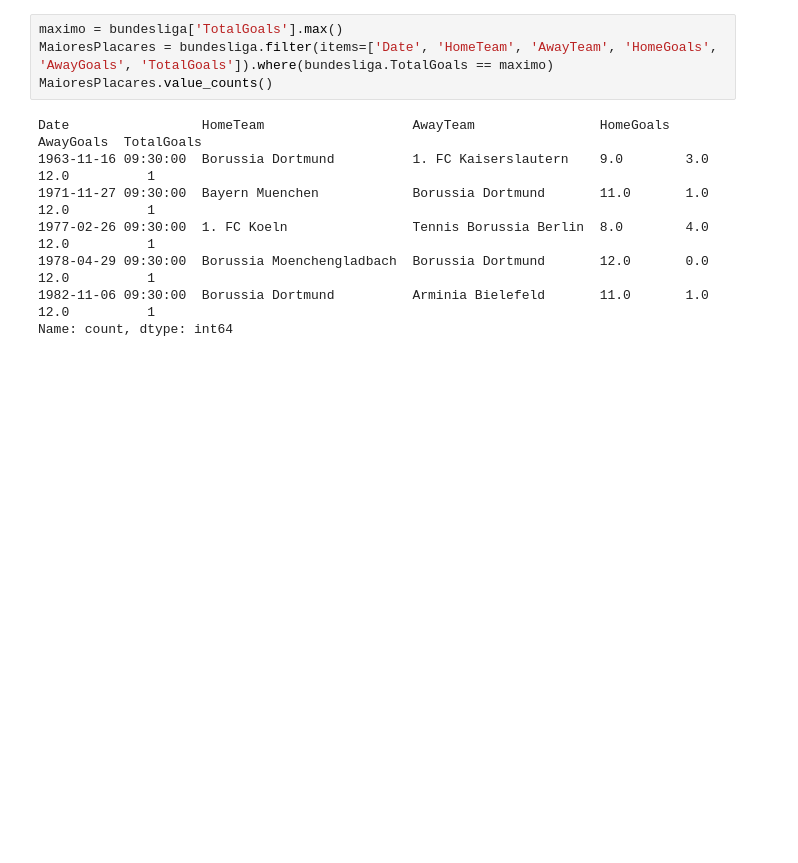
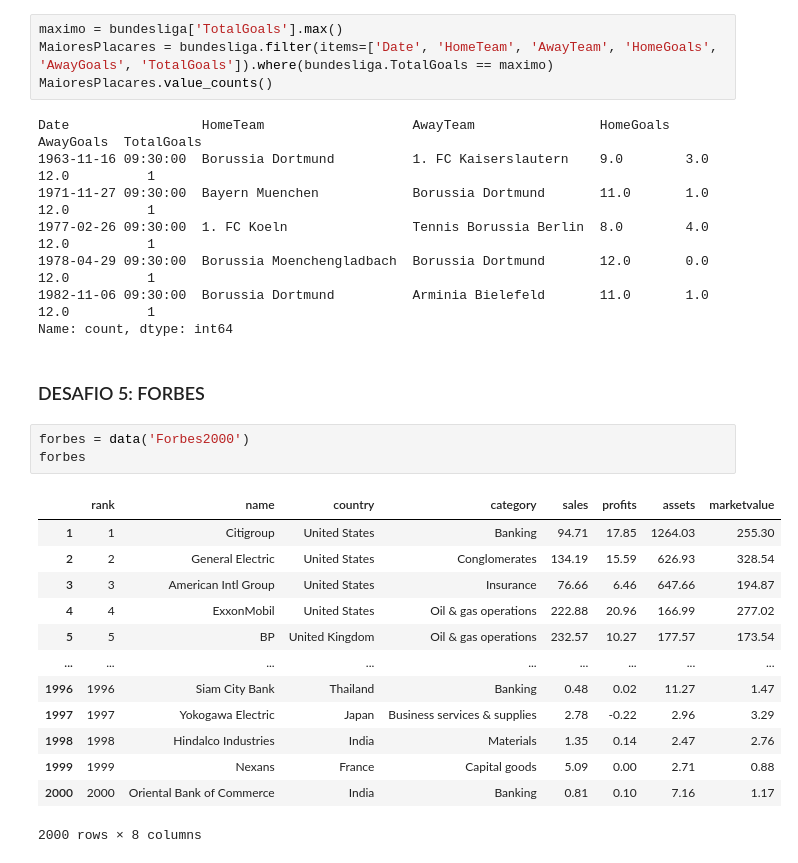
Before and after one commit to marinafreschi/Desafios-Pandas-WomakersCode, a Jupyter notebook: desafios-pandas.ipynb, the cells around one changed output. Drawn from its saved outputs; the diff is of its cells as text; blank space fills up the shorter version.

Commit message:
commit do desafio 5

```diff
--- a/desafios-pandas.ipynb
+++ b/desafios-pandas.ipynb
@@ -218,3 +218,22 @@ Date                 HomeTeam                   AwayTeam                HomeGoal
 1978-04-29 09:30:00  Borussia Moenchengladbach  Borussia Dortmund       12.0       0.0        12.0          1
 1982-11-06 09:30:00  Borussia Dortmund          Arminia Bielefeld       11.0       1.0        12.0          1
 Name: count, dtype: int64
+# %% [markdown]
+### DESAFIO 5: FORBES
+# %%
+forbes = data('Forbes2000')
+forbes
+# %% [output]
+|  | rank | name | country | category | sales | profits | assets | marketvalue |
+| 1 | 1 | Citigroup | United States | Banking | 94.71 | 17.85 | 1264.03 | 255.30 |
+| 2 | 2 | General Electric | United States | Conglomerates | 134.19 | 15.59 | 626.93 | 328.54 |
+| 3 | 3 | American Intl Group | United States | Insurance | 76.66 | 6.46 | 647.66 | 194.87 |
+| 4 | 4 | ExxonMobil | United States | Oil & gas operations | 222.88 | 20.96 | 166.99 | 277.02 |
+| 5 | 5 | BP | United Kingdom | Oil & gas operations | 232.57 | 10.27 | 177.57 | 173.54 |
+| ... | ... | ... | ... | ... | ... | ... | ... | ... |
+| 1996 | 1996 | Siam City Bank | Thailand | Banking | 0.48 | 0.02 | 11.27 | 1.47 |
+| 1997 | 1997 | Yokogawa Electric | Japan | Business services & supplies | 2.78 | -0.22 | 2.96 | 3.29 |
+| 1998 | 1998 | Hindalco Industries | India | Materials | 1.35 | 0.14 | 2.47 | 2.76 |
+| 1999 | 1999 | Nexans | France | Capital goods | 5.09 | 0.00 | 2.71 | 0.88 |
+| 2000 | 2000 | Oriental Bank of Commerce | India | Banking | 0.81 | 0.10 | 7.16 | 1.17 |
+2000 rows × 8 columns
```
Also changed, not shown: parts of 2 cells of this notebook.
